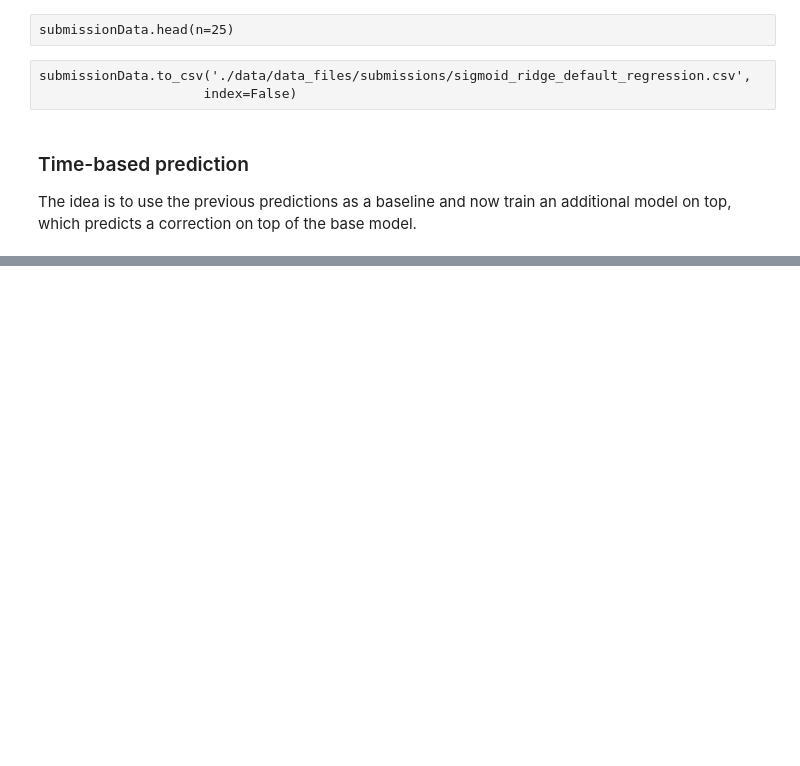
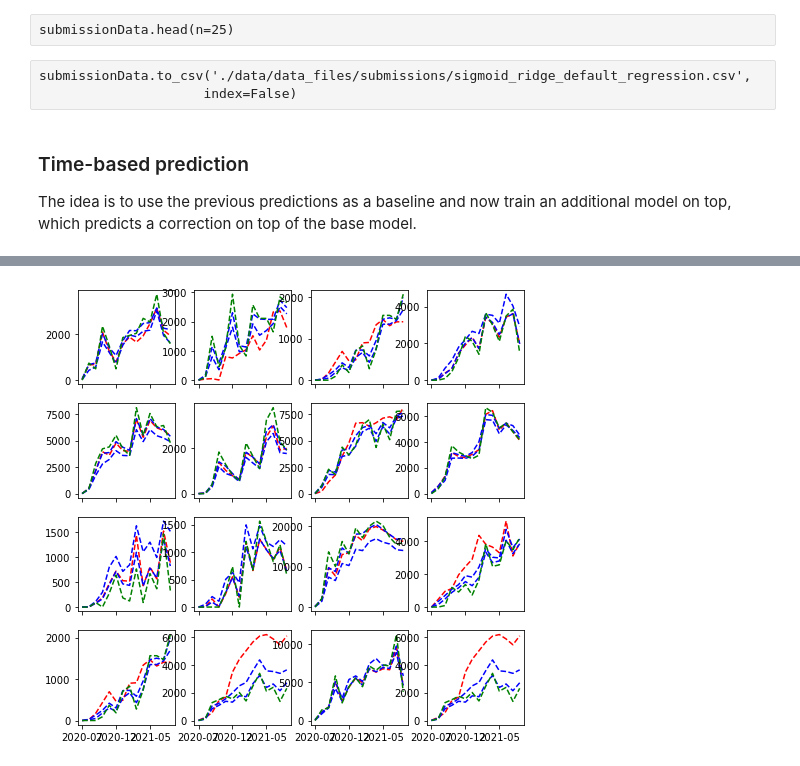
Before and after one commit to StefanKohlbacher/novDatathon, a Jupyter notebook: makeSimpleRegressionModel.ipynb, the cells around one changed output, grey strips where cells are left out. Drawn from its saved outputs; the diff is of its cells as text; code cells hidden in the pictures; blank space fills up the shorter version.

Commit message:
reimplement cv of correction models

```diff
--- a/makeSimpleRegressionModel.ipynb
+++ b/makeSimpleRegressionModel.ipynb
@@ -766,0 +776,3 @@ for brand in brands:
+# %%
+correctedTrainCiBounds = getCiBoundsForCorrectionModels(correctedTrainPredictions)
+correctedTrainCiBounds['brand_1']
@@ -766,0 +810,2 @@ for brand in brands:
+# %%
+correctedCvSubmissions = getSubmissionDataFromPredictionsAndCi(correctedTrainPredictions, correctedTrainCiBounds)
@@ -766,0 +868,3 @@ for brand in brands:
+# %%
+groundTruth = salesTrain[salesTrain['brand'].apply(filterBrands)]
+groundTruth = groundTruth[groundTruth['month'].apply(filterMonths)]
@@ -766,0 +887,35 @@ for brand in brands:
+# %%
+def plotRandomRegions(submissionData: pd.DataFrame,
+                      brand: str,
+                      isTrain: bool = False,
+                      groundTruth: pd.DataFrame = None
+                     ):
+    fig, ax = plt.subplots(nrows=4, ncols=4, figsize=(8, 8), sharex=True)
+    for i in range(4):
+        for j in range(4):
+            if isTrain:
+                randomRegion = 'region_{}'.format(np.random.randint(151))
+            else:
+                randomRegion = 'region_{}'.format(np.random.randint(151, 201, 1)[0])
+            df = submissionData[submissionData['brand'] == brand]
+            df = df[df['region'] == randomRegion]
+            sales, lower, upper = df['sales'].values, df['lower'].values, df['upper'].values
+            ax[i, j].plot(df['month'].values, sales, 'r--')
+            ax[i, j].plot(df['month'].values, lower, 'b--')
+            ax[i, j].plot(df['month'].values, upper, 'b--')
+
+            if groundTruth is not None:
+                df = groundTruth[groundTruth['brand'] == brand]
+                df = df[df['region'] == randomRegion]
+                ax[i, j].plot(df['month'].values, df['sales'].values, 'g--')
+
+    plt.setp(ax,
+             xticks=[df['month'].values[i] for i in range(df.shape[0]) if i%5 == 0],
+            )
+
+    plt.show()
+    plt.close()
+# %%
+plotRandomRegions(correctedCvSubmissions[0], 'brand_1', True, groundTruth)
+# %% [output]
+[figure, added]
```
Also changed, not shown: parts of 96 cells of this notebook, 1 other file.
